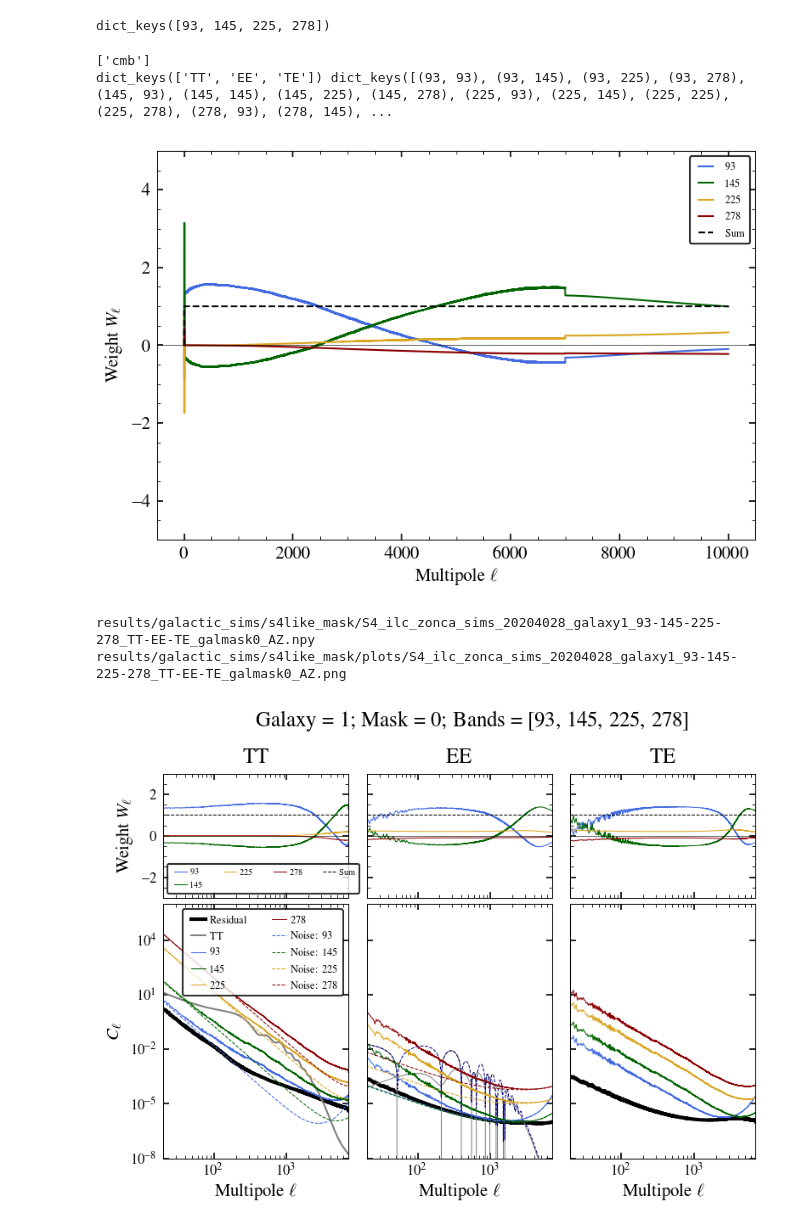
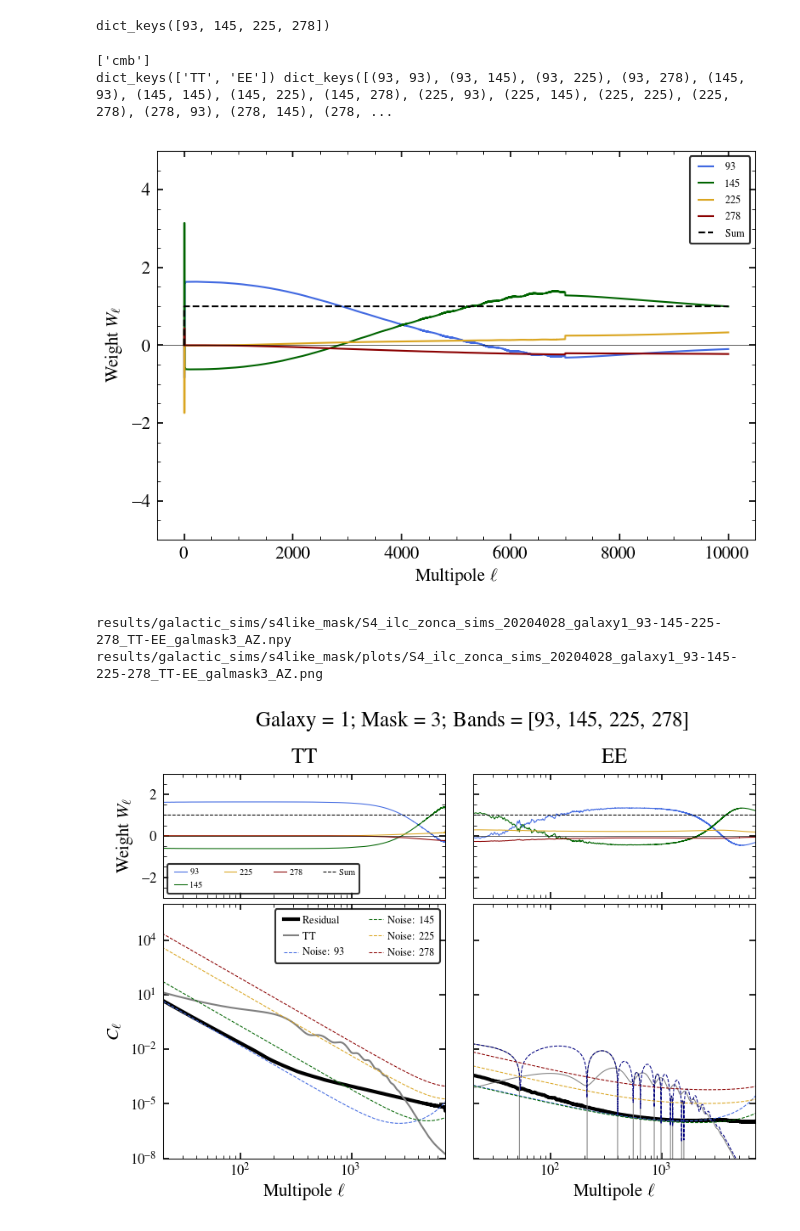
Before and after one commit to sriniraghunathan/DRAFT, a Jupyter notebook: scripts/notebooks/get_ilc_residuals_withcorrnoise_withgalplusplanckmasks_0.2.ipynb, the cells around one changed output. Cells and saved outputs as stored; diff of their text form; code cells hidden in the pictures.

```diff
--- a/scripts/notebooks/get_ilc_residuals_withcorrnoise_withgalplusplanckmasks_0.2.ipynb
+++ b/scripts/notebooks/get_ilc_residuals_withcorrnoise_withgalplusplanckmasks_0.2.ipynb
@@ -91,8 +91,8 @@ rho = 0.9
 freqcalib_fac = None
 final_comp = 'cmb'
 TParr = ['T', 'P']
-which_spec_arr = ['TT', 'EE', 'TE']
-##which_spec_arr = ['TT', 'EE']
+#which_spec_arr = ['TT', 'EE', 'TE']
+which_spec_arr = ['TT', 'EE']
 ##include_gal = 1
 # %%
 #beam and noise arr
@@ -191,7 +191,7 @@ for which_spec in which_spec_arr:
 print(cl_dic.keys(), cl_dic['TT'].keys())
 # %% [output]
 ['cmb']
-dict_keys(['TT', 'EE', 'TE']) dict_keys([(93, 93), (93, 145), (93, 225), (93, 278), (145, 93), (145, 145), (145, 225), (145, 278), (225, 93), (225, 145), (225, 225), (225, 278), (278, 93), (278, 145), ...
+dict_keys(['TT', 'EE']) dict_keys([(93, 93), (93, 145), (93, 225), (93, 278), (145, 93), (145, 145), (145, 225), (145, 278), (225, 93), (225, 145), (225, 225), (225, 278), (278, 93), (278, 145), (278, ...
 # %%
 #get weights
 lmin = 0
@@ -208,7 +208,7 @@ axhline(lw=0.3);legend(loc = 1, fontsize = 6)
 xlabel(r'Multipole $\ell$');ylabel(r'Weight $W_{\ell}$')
 ylim(-5., 5.);show()#;sys.exit()
 # %% [output]
-[figure, old version]
+[figure, new version]
 # %%
 #get the residual power now
 weights_dic, cl_residual = {}, {}
@@ -255,8 +255,8 @@ os.system('mkdir -p %s' %(plfolder))
 print(opfname)
 print(plname)
 # %% [output]
-results/galactic_sims/s4like_mask/S4_ilc_zonca_sims_20204028_galaxy1_93-145-225-278_TT-EE-TE_galmask0_AZ.npy
-results/galactic_sims/s4like_mask/plots/S4_ilc_zonca_sims_20204028_galaxy1_93-145-225-278_TT-EE-TE_galmask0_AZ.png
+results/galactic_sims/s4like_mask/S4_ilc_zonca_sims_20204028_galaxy1_93-145-225-278_TT-EE_galmask3_AZ.npy
+results/galactic_sims/s4like_mask/plots/S4_ilc_zonca_sims_20204028_galaxy1_93-145-225-278_TT-EE_galmask3_AZ.png
 # %%
 freq0, lmax = param_dict['freq0'], param_dict['lmax']
 if include_gal:
@@ -339,8 +339,8 @@ for cntr, which_spec in enumerate( which_spec_arr ):
                 el, cl_curr_fg = fg.get_cl_galactic(param_dict, 'sync', 145, 145, 'EE', bl_dic = bl_dic, el = el)
             plot(el, cl_curr_fg, lw = 0.5, ls = '--', label = r'150: %s' %(curr_fg), alpha = 0.4)
         '''
-    for freq in freqarr:
-        plot(el, cl_dic[which_spec][(freq,freq)], color = colordic[freq], lw = 0.5, ls = '-', label = r'%s' %(freq), alpha = 1.)
+    #for freq in freqarr:
+    #    plot(el, cl_dic[which_spec][(freq,freq)], color = colordic[freq], lw = 0.5, ls = '-', label = r'%s' %(freq), alpha = 1.)
     for freq in freqarr:
         if which_spec == 'TT':
             nl = nl_dic['T'][(freq, freq)]
@@ -349,34 +349,34 @@ for cntr, which_spec in enumerate( which_spec_arr ):
         elif which_spec == 'TE':
             nl = nl_dic['T'][(freq, freq)] * 0.
         plot(el, nl, color = colordic[freq], lw = 0.5, ls = '--', label = r'Noise: %s' %(freq))#, alpha = 0.5)
     #legend(loc=3, fancybox=1, ncol = 4, fontsize = 6);
 
     xlim(xmin, xmax);
     ylim(1e-8,1e6);
     xlabel(r'Multipole $\ell$')
     if cntr == 0:
         ylabel(r'$C_{\ell}$')
         legend(loc = 1, fontsize = 6, ncol = 2, handlelength = 2., handletextpad = 0.1)
     else:
         setp(ax.get_yticklabels(which = 'both'), visible=False)
     for label in ax.get_xticklabels(): label.set_fontsize(fsval)
     for label in ax.get_yticklabels(): label.set_fontsize(fsval)
 
 #tit = 'Galaxy = %s; Mask = %s; Bands = %s' %(include_gal, param_dict['which_gal_mask'], str(freqarr))
 if remove_atm:
     tit = 'Galaxy = %s; Mask = %s; Bands = %s; no 1/f' %(include_gal, param_dict['which_gal_mask'], str(freqarr))
 else:
     if include_gal:
         tit = 'Galaxy = %s; Mask = %s; Bands = %s' %(include_gal, param_dict['which_gal_mask'], str(freqarr))
     else:
         tit = 'Galaxy = %s; Mask = N/A; Bands = %s' %(include_gal, str(freqarr))
 if not corr_noise:
     tit = '%s; No corr. noise' %(tit)
 suptitle(r'%s' %tit, x = 0.53, y = 1.)
 savefig(plname)
 show()
 # %% [output]
-[figure, old version]
+[figure, new version]
 # %%
 cl_gal_dic_dust_fname = param_dict['cl_gal_dic_dust_fname']
 try:
```
Also changed, not shown: parts of 1 cell of this notebook, 4 other files.
